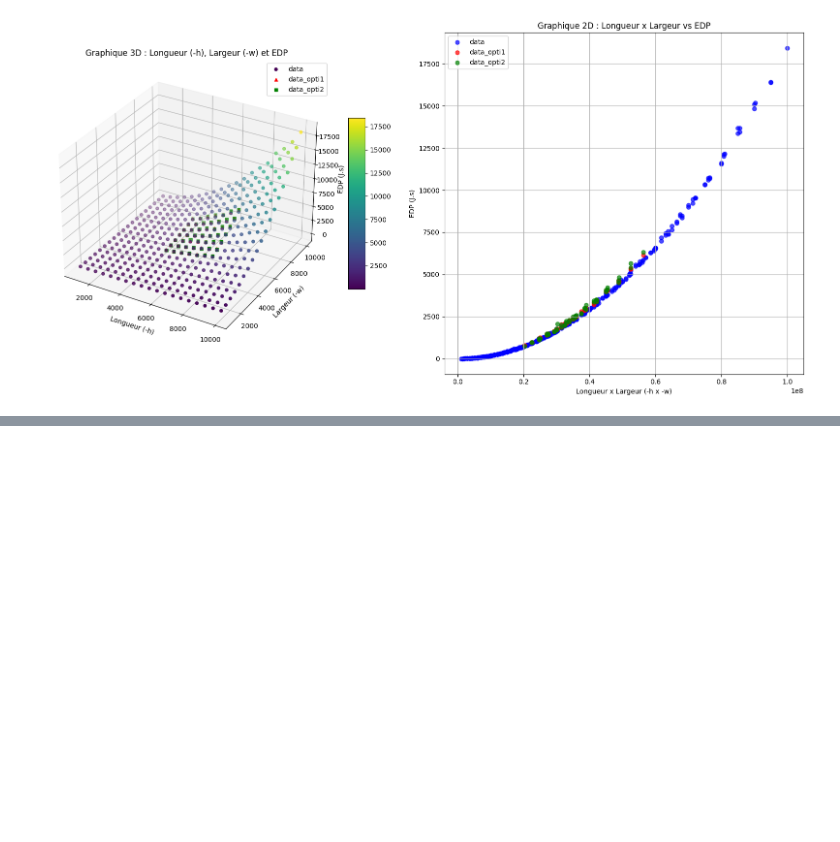
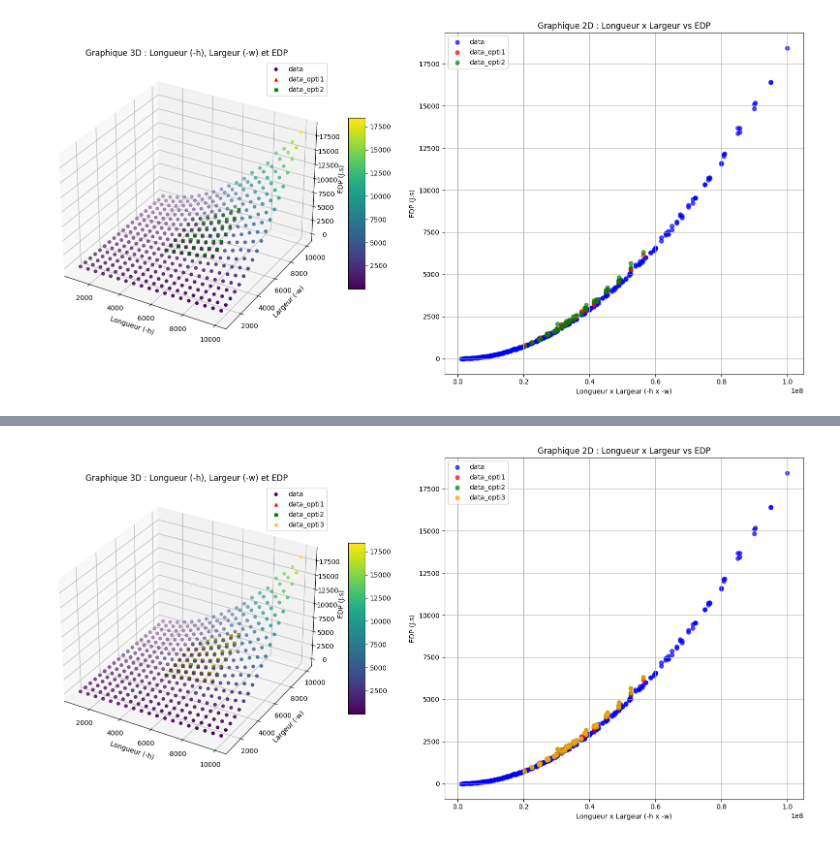
Before and after one commit to HDwayne/SE-ENER, a Jupyter notebook: result/analyse.ipynb, the cells around one changed output, grey strips where cells are left out. Cells and saved outputs as stored; diff of their text form; code cells hidden in the pictures; blank space fills up the shorter version.

Commit message:
fix opti 3

```diff
--- a/result/analyse.ipynb
+++ b/result/analyse.ipynb
@@ -155,0 +179,8 @@ data_opti2
+# %%
+param_dicts = data_opti3['params'].apply(params_to_dict)
+param_df = pd.DataFrame(param_dicts.tolist())
+
+data_opti3 = pd.concat([data_opti3.drop(columns=['params']), param_df], axis=1)
+data_opti3 = data_opti3.apply(pd.to_numeric, errors='ignore')
+
+data_opti3
@@ -358,0 +410,3 @@ plt.show()
+# %%
+data_opti3['EDP'] = data_opti3['time'] * data_opti3['energy']
+data_opti3.head()
@@ -358,0 +420,32 @@ plt.show()
+# %%
+fig = plt.figure(figsize=(16, 8))
+
+# 3D scatter plot
+ax_3d = fig.add_subplot(121, projection='3d')
+scatter = ax_3d.scatter(data['-h'], data['-w'], data['EDP'], c=data['EDP'], cmap='viridis', marker='o', label='data')
+scatter_opti1 = ax_3d.scatter(data_opti1['-h'], data_opti1['-w'], data_opti1['EDP'], c='red', marker='^', label='data_opti1')
+scatter_opti2 = ax_3d.scatter(data_opti2['-h'], data_opti2['-w'], data_opti2['EDP'], c='green', marker='s', label='data_opti2')
+scatter_opti3 = ax_3d.scatter(data_opti3['-h'], data_opti3['-w'], data_opti3['EDP'], c='orange', marker='x', label='data_opti3')
+ax_3d.set_title("Graphique 3D : Longueur (-h), Largeur (-w) et EDP", fontsize=12)
+ax_3d.set_xlabel("Longueur (-h)")
+ax_3d.set_ylabel("Largeur (-w)")
+ax_3d.set_zlabel("EDP (J.s)")
+fig.colorbar(scatter, ax=ax_3d, shrink=0.5, aspect=10)
+ax_3d.legend()
+
+# 2D scatter plot
+ax_2d = fig.add_subplot(122)
+ax_2d.scatter(data['-h'] * data['-w'], data['EDP'], c='blue', alpha=0.7, label='data')
+ax_2d.scatter(data_opti1['-h'] * data_opti1['-w'], data_opti1['EDP'], c='red', alpha=0.7, label='data_opti1')
+ax_2d.scatter(data_opti2['-h'] * data_opti2['-w'], data_opti2['EDP'], c='green', alpha=0.7, label='data_opti2')
+ax_2d.scatter(data_opti3['-h'] * data_opti3['-w'], data_opti3['EDP'], c='orange', alpha=0.7, label='data_opti3')
+ax_2d.set_title("Graphique 2D : Longueur x Largeur vs EDP", fontsize=12)
+ax_2d.set_xlabel("Longueur x Largeur (-h x -w)")
+ax_2d.set_ylabel("EDP (J.s)")
+ax_2d.grid(True)
+ax_2d.legend()
+
+plt.tight_layout()
+plt.show()
+# %% [output]
+[figure, added]
```
Also changed, not shown: parts of 5 cells of this notebook, 1 other file.
